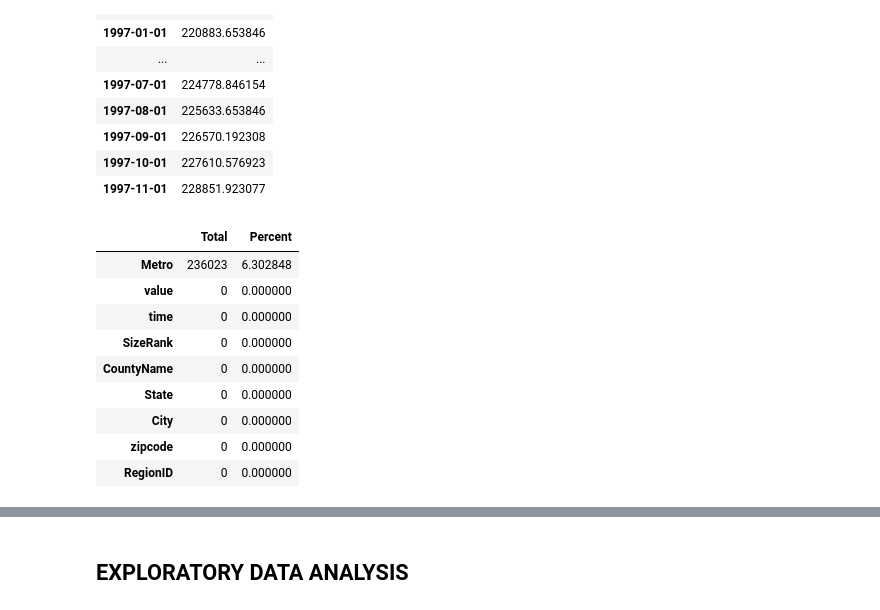
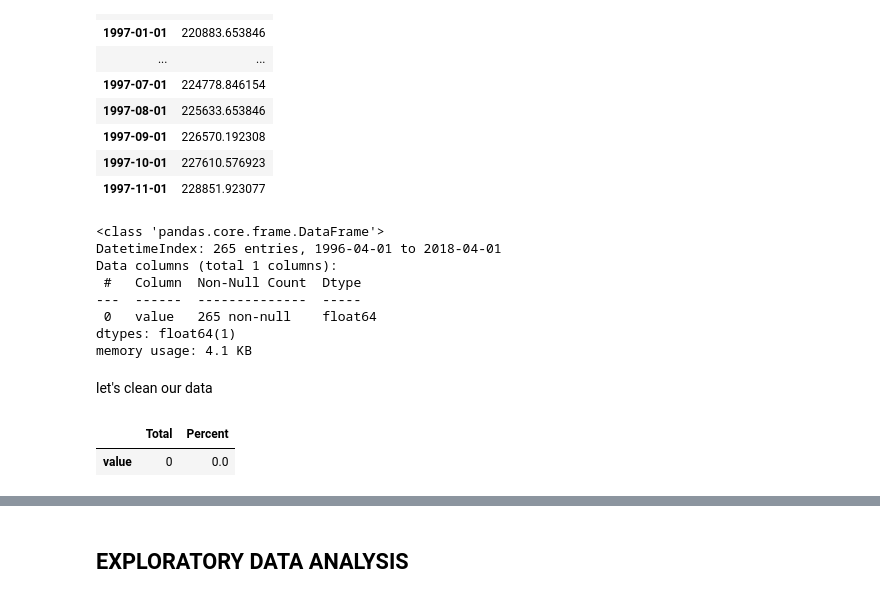
Before and after one commit to Sandrakiptumm/phase-4-group-3-project, a Jupyter notebook: index.ipynb, the cells around one changed output, grey strips where cells are left out. Saved outputs shown, nothing was run; the diff lists cells and outputs as text; code cells hidden in the pictures.

```diff
--- a/index.ipynb
+++ b/index.ipynb
@@ -406,10 +421,35 @@ nyc.head(20)
 | 1997-09-01 | 226570.192308 |
 | 1997-10-01 | 227610.576923 |
 | 1997-11-01 | 228851.923077 |
+# %%
+nyc.info()
+# %% [output]
+<class 'pandas.core.frame.DataFrame'>
+DatetimeIndex: 265 entries, 1996-04-01 to 2018-04-01
+Data columns (total 1 columns):
+ #   Column  Non-Null Count  Dtype
+---  ------  --------------  -----
+ 0   value   265 non-null    float64
+dtypes: float64(1)
+memory usage: 4.1 KB
 # %%
 class data_cleaning:
     def __init__(self, data):
         self.data = data
+
+    def detect_outliers_zscore(df, column_name, threshold=3):
+        """
+        Detect outliers in a DataFrame column using the Z-score method.
+
+        """
+        mean = df[column_name].mean()
+        std = df[column_name].std()
+        df['z_score'] = (df[column_name] - mean) / std
+        outliers = df[np.abs(df['z_score']) > threshold]
+        outliers = outliers.drop(columns=['z_score'])
+        return outliers
+
+
 
     def remove_outliers_zscore(self):
         """
@@ -436,17 +476,11 @@ class data_cleaning:
     def remove_null_values(self):
         self.data = self.data.dropna()
         return self.data
+# %% [markdown]
+let's clean our data
 # %%
-cleaner = data_cleaning(data)
+cleaner = data_cleaning(nyc)
 cleaner.missing_values_percentage()
 # %% [output]
 |  | Total | Percent |
-| Metro | 236023 | 6.302848 |
-| value | 0 | 0.000000 |
-| time | 0 | 0.000000 |
-| SizeRank | 0 | 0.000000 |
-| CountyName | 0 | 0.000000 |
-| State | 0 | 0.000000 |
-| City | 0 | 0.000000 |
-| zipcode | 0 | 0.000000 |
-| RegionID | 0 | 0.000000 |
+| value | 0 | 0.0 |
```
Also changed, not shown: parts of 62 cells of this notebook.
